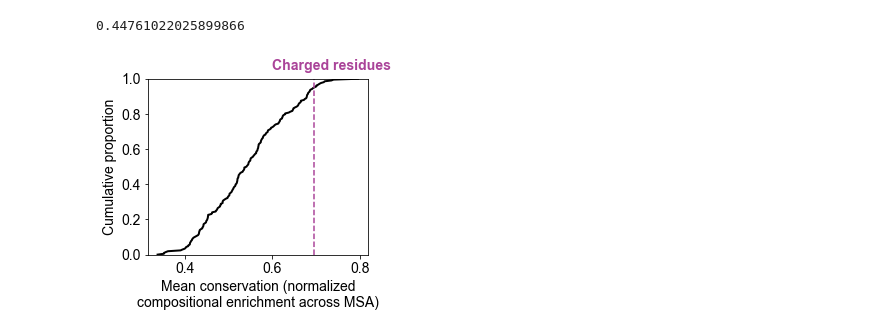
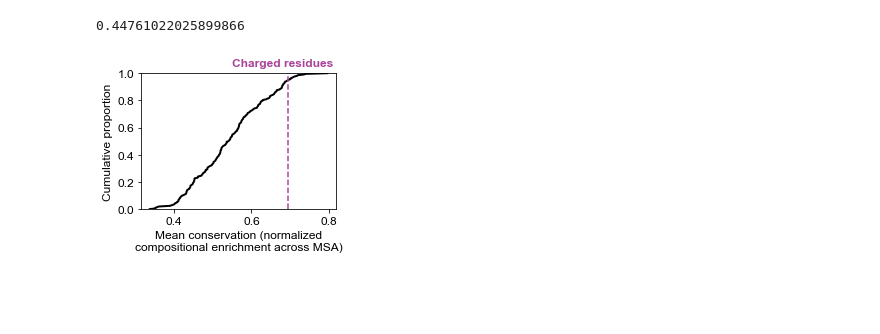
Before and after one commit to rosalindpan/hcrpaper, a Jupyter notebook: figures/Figure5.ipynb, the cells around one changed output. Drawn from its saved outputs; the diff is of its cells as text; code cells hidden in the pictures; blank space fills up the shorter version.

```diff
--- a/figures/Figure5.ipynb
+++ b/figures/Figure5.ipynb
@@ -32,7 +32,7 @@ import fractional_charge as fc
 ## Plotting
 import matplotlib.pyplot as plt
 import seaborn as sns
-plt.rcParams.update({'font.size': 14})
+plt.rcParams.update({'font.size': 12})
 plt.rcParams['font.family'] = 'sans-serif'
 plt.rcParams['font.sans-serif'] = "Arial"
 
@@ -432,12 +432,13 @@ def read_and_filter_enrichment_data(fdir, file):
     data.drop(data.index[wrong_seq], inplace=True)
     return data
 
-def get_row_comp_conservation(row, fdir, target_aas, filter_cutoff=30):
+def get_row_comp_conservation(row, target_aas, filter_cutoff=30):
     orf = row['orf']
     refseq = row['region.seq']
     left_bound = row['left.bound']
     right_bound = row['right.bound']
     # Read MSA for the orf in question
+    fdir = '/Users/rosalindpan/drummondlab/hcrpaper_data/aybrah-all/'
     msa = AlignIO.read(open(fdir+str(orf)+'-aybrah.fa'), "fasta")
     # Get just the region in question
     # There are a small number of problematic sequences where the alignment boundaries are incorrect
@@ -548,26 +530,25 @@ charged_drift = scale_to_unit(np.nanmean(data['aybrah.avg.enrichment']), proteom
 0.44761022025899866
 # %%
 # Another (inverse) version with different labels
-fig, ax = plt.subplots(figsize=(4.3,3.93))
+fig, ax = plt.subplots(figsize=(3.5,2.5))
 
 # I am doing 1- the value here because I already inverted them while saving, but I actually want the raw value
 # (more intuitive that higher=more conservation)
 ax.plot(np.sort(1-to_plot), np.linspace(0, 1, len(to_plot)), linewidth=2, color = 'black')
 
 ax.annotate('Charged residues', weight='bold',
-            xy=(0.6, 1.05), annotation_clip=False, color=cscheme["cr"])
+            xy=(0.55, 1.05), annotation_clip=False, color=cscheme["cr"])
 ax.axvline(charged_drift, linestyle='--', color=cscheme["cr"])
 ax.set_ylim(0, 1)
 
 #ax.annotate('Charged\namino acids',
 #            xy=(1-0.24, 0.98), xycoords='data', size=14, weight='bold',
 #            xytext=(0.45, 0.95), textcoords='data',
 #            arrowprops=dict(color=cscheme['cr'], arrowstyle='-|>', connectionstyle="arc3,rad=-0.2"),
 #            horizontalalignment='center', verticalalignment='top', color=cscheme["cr"])
 plt.xlabel("Mean conservation (normalized\ncompositional enrichment across MSA)")
 plt.ylabel("Cumulative proportion")
-plt.tight_layout()
-plt.savefig('./plots/Figure4D.png', dpi=300)
+plt.savefig('./plots/Figure5D.png', dpi=300, bbox_inches='tight')
 plt.show()
 # %% [output]
-[figure, old version]
+[figure, new version]
```
Also changed, not shown: parts of 4 cells of this notebook, 44 other files.
